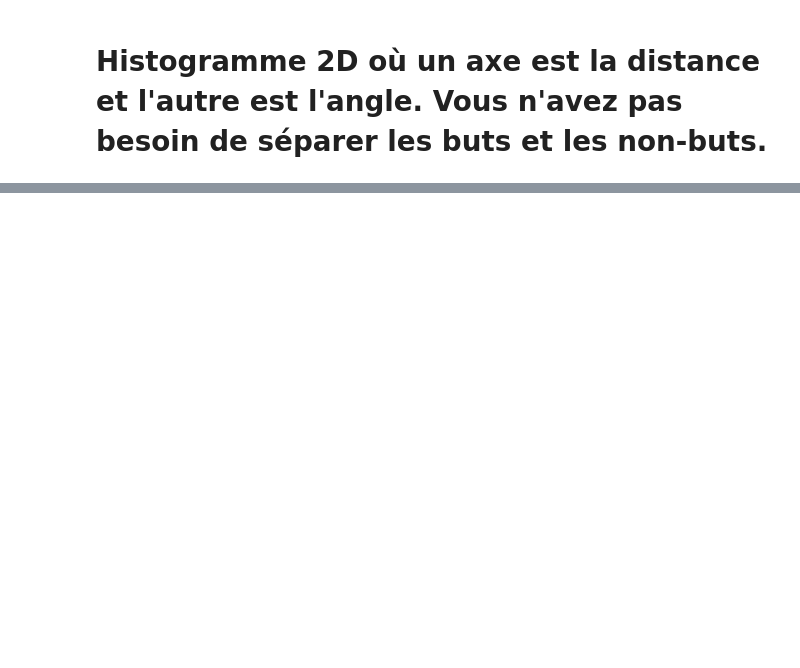
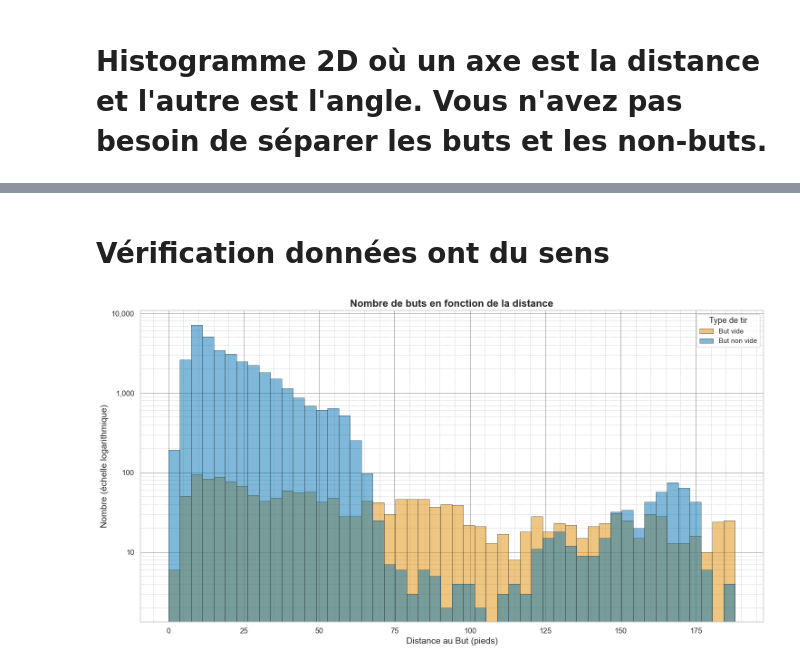
Before and after one commit to AlexMaggioni/NHL_Project, a Jupyter notebook: Milestone2/feature_engineering_1_plots.ipynb, the cells around one changed output, grey strips where cells are left out. Saved outputs shown, nothing was run; the diff lists cells and outputs as text; code cells hidden in the pictures; blank space fills up the shorter version.

```diff
--- a/Milestone2/feature_engineering_1_plots.ipynb
+++ b/Milestone2/feature_engineering_1_plots.ipynb
@@ -201,0 +243,59 @@ plt.show()
+# %% [markdown]
+# Vérification données ont du sens
+# %%
+import seaborn as sns
+import matplotlib.pyplot as plt
+import matplotlib.ticker as ticker
+import warnings
+
+warnings.filterwarnings("ignore")
+
+# Setting the aesthetic style of the plots
+sns.set(style="whitegrid")
+
+# Create a color palette that is colorblind friendly
+palette = sns.color_palette("colorblind")
+
+# Create a figure and an axis
+plt.figure(figsize=(15, 8))
+
+# Create a histogram with a hue and colorblind-friendly palette
+ax = sns.histplot(
+    data=data[data["eventType"] == "GOAL"],
+    x='distance_to_goal',
+    hue='emptyNet',
+    bins=50,
+    multiple='layer',
+    palette=palette,  # Apply the colorblind-friendly palette here
+    edgecolor='0.2',
+    linewidth=0.5,
+    alpha=0.5
+)
+
+ax.legend(labels=["But vide", "But non vide"], title='Type de tir', title_fontsize='13', fontsize='11')
+
+# Add major and minor grid lines
+ax.grid(which='major', color='grey', linewidth=0.7)
+ax.grid(which='minor', color='grey', linestyle=':', linewidth=0.5)
+ax.minorticks_on()
+
+# Adjust y-axis scale to symlog due to large range of y-values
+ax.set_yscale('log')
+
+# Adding some labels and title with French translations
+ax.set_title('Nombre de buts en fonction de la distance', fontsize=16, fontweight='bold')
+ax.set_xlabel('Distance au But (pieds)', fontsize=14)
+ax.set_ylabel('Nombre (échelle logarithmique)', fontsize=14)
+
+# Setting the x and y axis labels formats using French locale style if necessary
+ax.xaxis.set_major_formatter(ticker.StrMethodFormatter('{x:,.0f}'))
+ax.yaxis.set_major_formatter(ticker.StrMethodFormatter('{x:,.0f}'))
+
+# Set the tick parameters for axes
+ax.tick_params(axis='both', which='major', labelsize=12)
+
+# Display the plot
+plt.tight_layout()  # Adjust the padding between and around subplots.
+plt.show()
+# %% [output]
+[figure, added]
```
Also changed, not shown: parts of 16 cells of this notebook.
